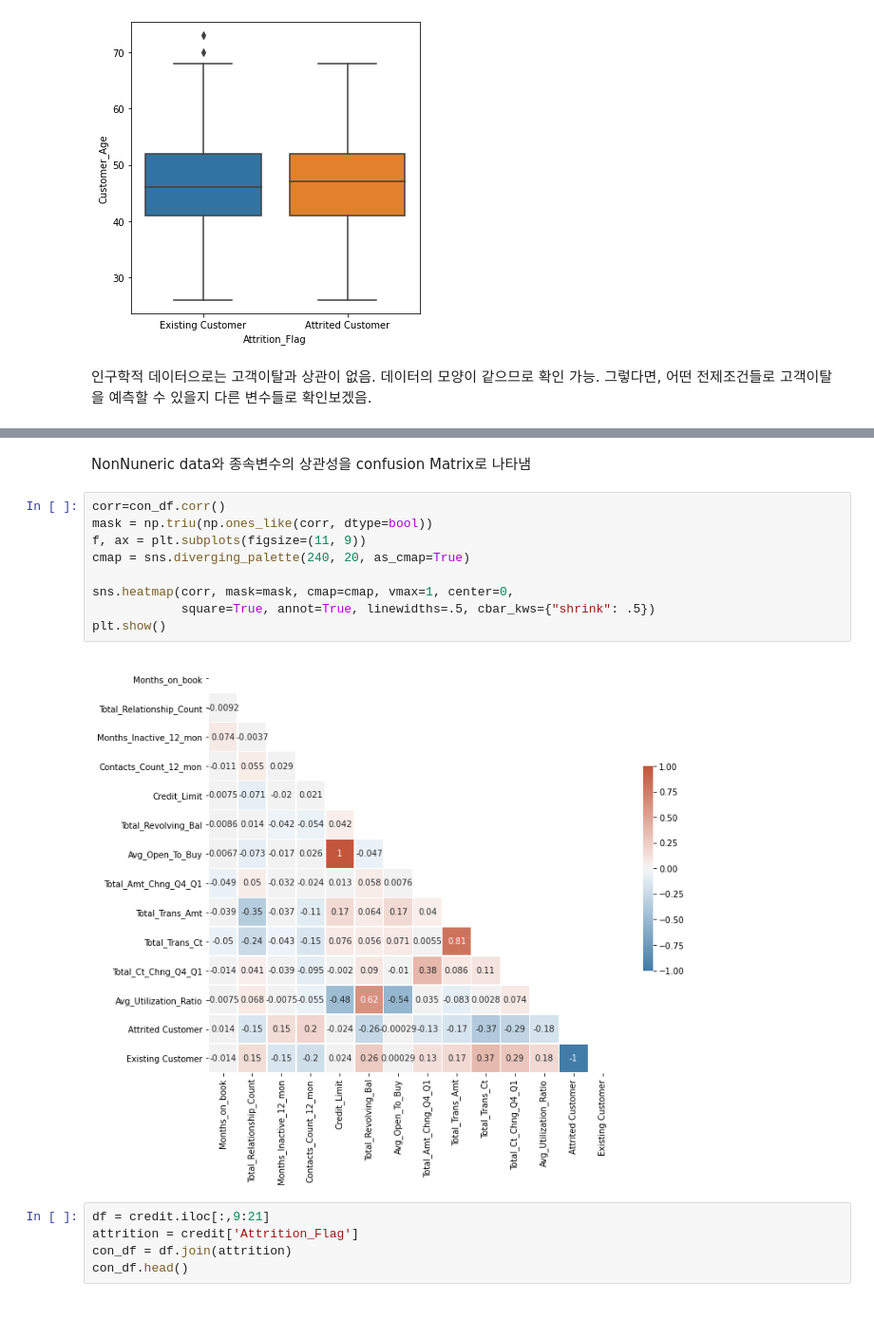
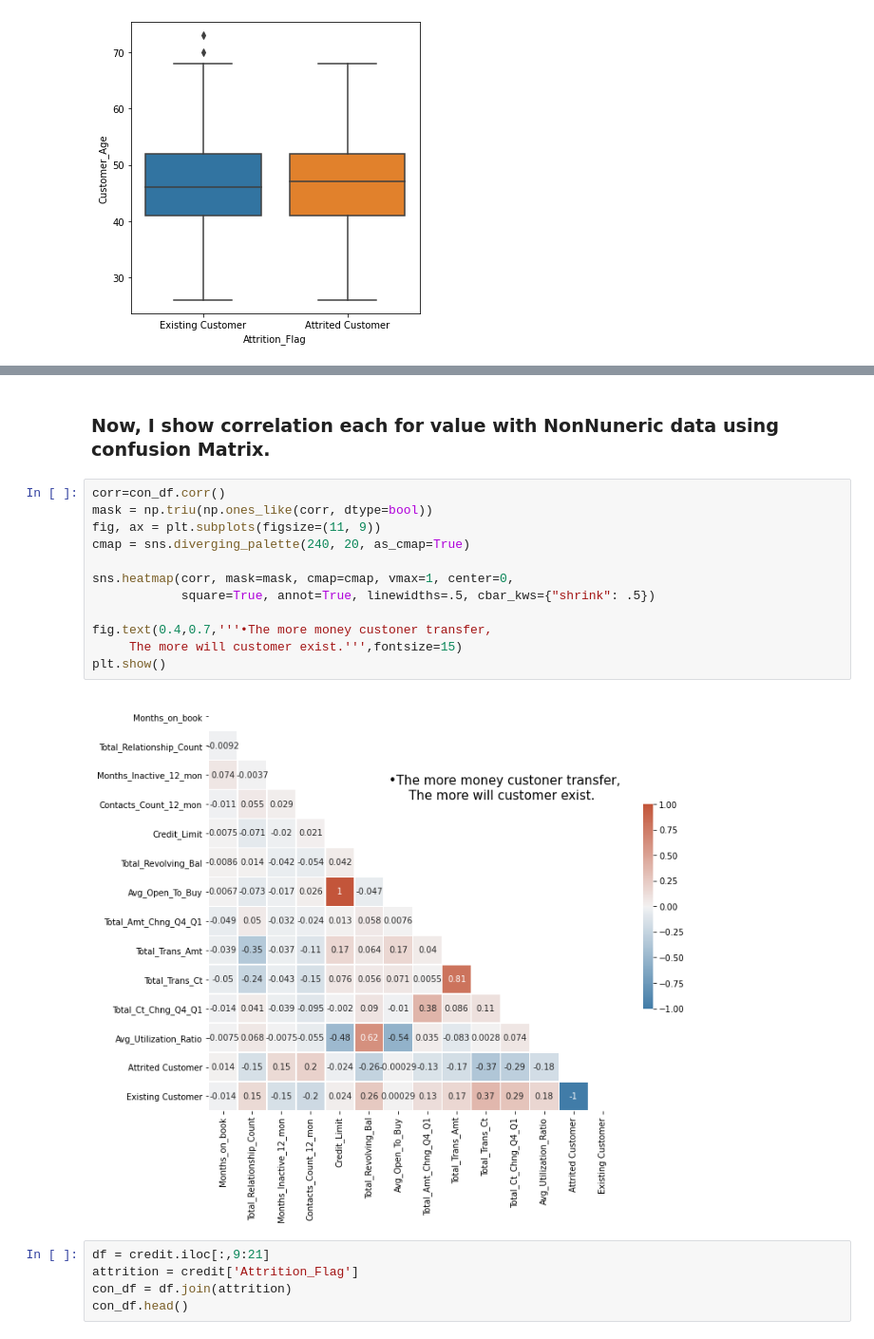
Before and after one commit to JamieSoy/analysis_data, a Jupyter notebook: Credit_Churn_final .ipynb, the cells around one changed output, grey strips where cells are left out. Shown at 95% size. Saved outputs shown, nothing was run; the diff lists cells and outputs as text; blank space fills up the shorter version.

```diff
--- a/Credit_Churn_final .ipynb
+++ b/Credit_Churn_final .ipynb
@@ -86,8 +88,6 @@ plt.tight_layout()
 plt.show()
 # %% [output]
 [figure]
-# %% [markdown]
-인구학적 데이터으로는 고객이탈과 상관이 없음. 데이터의 모양이 같으므로 확인 가능. 그렇다면, 어떤 전제조건들로 고객이탈을 예측할 수 있을지 다른 변수들로 확인보겠음.
 # %%
 dummy_att = pd.get_dummies(credit['Attrition_Flag'])
 df = credit.iloc[:,9:21]
@@ -100,19 +100,22 @@ con_df.head()
 | 2 | 36 | 4 | 1 | 0 | 3418.0 | ... |
 | 3 | 34 | 3 | 4 | 1 | 3313.0 | ... |
 | 4 | 21 | 5 | 1 | 0 | 4716.0 | ... |
-# %% [markdown]
-NonNuneric data와 종속변수의 상관성을 confusion Matrix로 나타냄
+# %% [markdown]
+### Now, I show correlation each for value with NonNuneric data using confusion Matrix.
 # %%
 corr=con_df.corr()
 mask = np.triu(np.ones_like(corr, dtype=bool))
-f, ax = plt.subplots(figsize=(11, 9))
+fig, ax = plt.subplots(figsize=(11, 9))
 cmap = sns.diverging_palette(240, 20, as_cmap=True)
 
 sns.heatmap(corr, mask=mask, cmap=cmap, vmax=1, center=0,
             square=True, annot=True, linewidths=.5, cbar_kws={"shrink": .5})
+
+fig.text(0.4,0.7,'''•The more money custoner transfer,
+     The more will customer exist.''',fontsize=15)
 plt.show()
 # %% [output]
-[figure, old version]
+[figure, new version]
 # %%
 df = credit.iloc[:,9:21]
 attrition = credit['Attrition_Flag']
```
Also changed, not shown: parts of 3 cells of this notebook.
